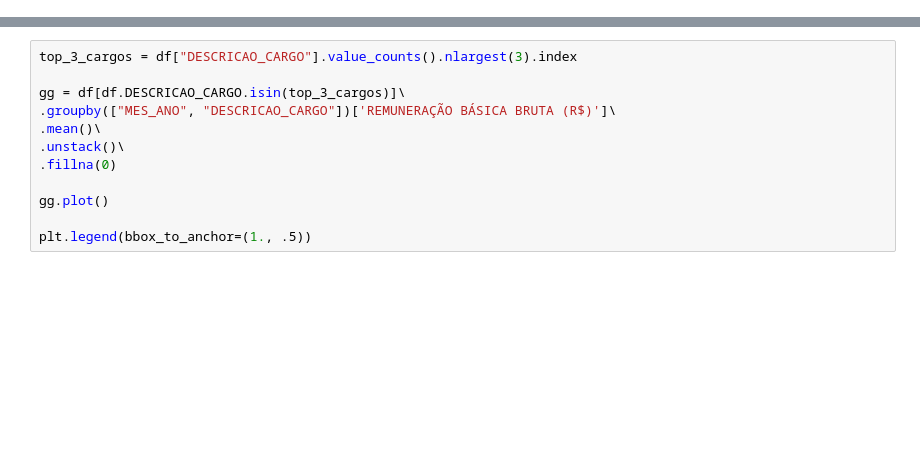
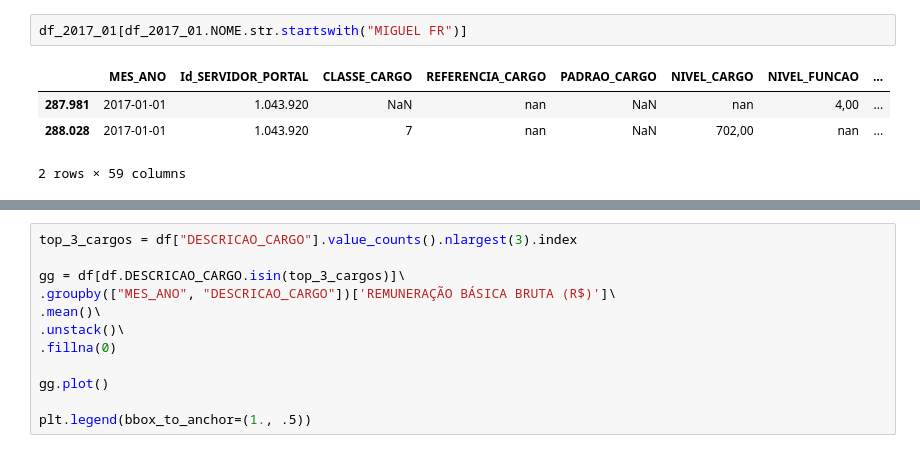
Before and after one commit to abevieiramota/course-python-data-analysis1, a Jupyter notebook: 04 - Analise/4.x - Remuneracao UFC.ipynb, the cells around one changed output, grey strips where cells are left out. Cells and saved outputs as stored; diff of their text form; blank space fills up the shorter version.

```diff
--- a/04 - Analise/4.x - Remuneracao UFC.ipynb
+++ b/04 - Analise/4.x - Remuneracao UFC.ipynb
@@ -58,0 +87,7 @@ df = read_ufc("../../dataset-remuneracao-federal/")
+# %%
+df_2017_01[df_2017_01.NOME.str.startswith("MIGUEL FR")]
+# %% [output]
+|  | MES_ANO | Id_SERVIDOR_PORTAL | CLASSE_CARGO | REFERENCIA_CARGO | PADRAO_CARGO | NIVEL_CARGO | NIVEL_FUNCAO | ... |
+| 287.981 | 2017-01-01 | 1.043.920 | NaN | nan | NaN | nan | 4,00 | ... |
+| 288.028 | 2017-01-01 | 1.043.920 | 7 | nan | NaN | 702,00 | nan | ... |
+2 rows × 59 columns
```
Also changed, not shown: parts of 18 cells of this notebook, 3 other files.
